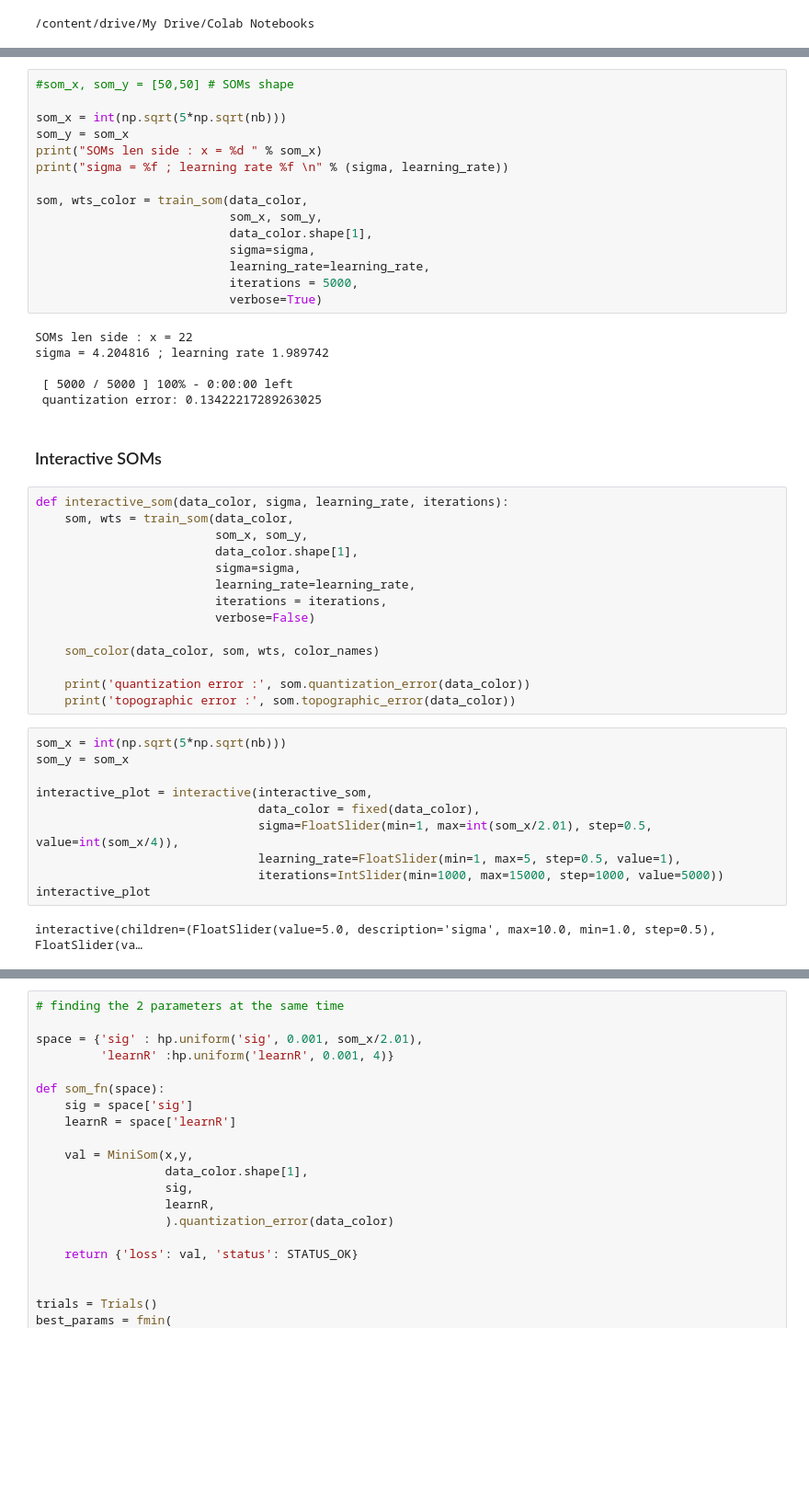
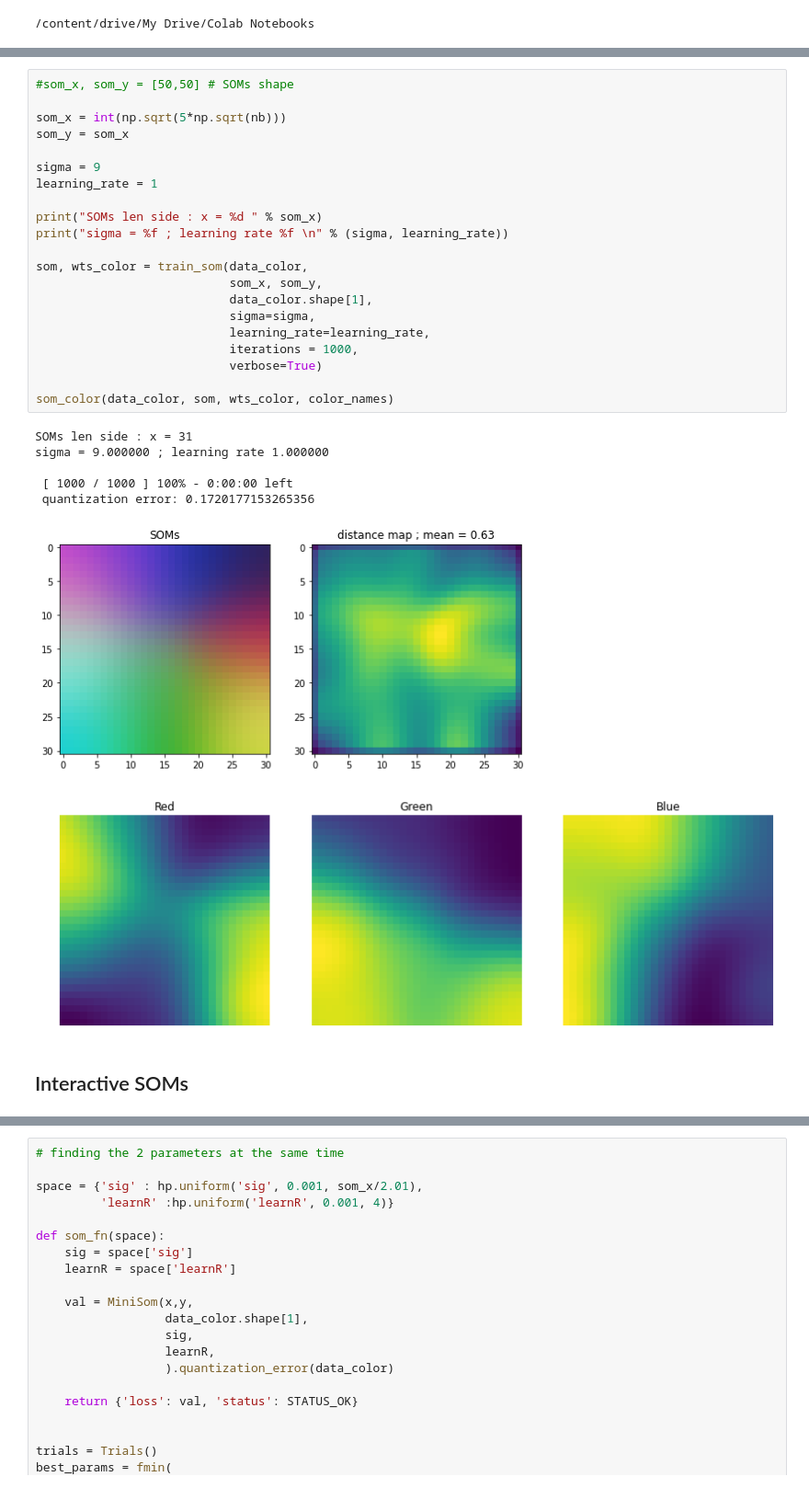
Before and after one commit to Oliv2398/SOMs-in-astrophysics, a Jupyter notebook: SOMs_colors.ipynb, the cells around one changed output, grey strips where cells are left out. Shown: that part at 92% size. Cells and saved outputs as stored; diff of their text form; blank space fills up the shorter version.

```diff
--- a/SOMs_colors.ipynb
+++ b/SOMs_colors.ipynb
@@ -106,49 +203,31 @@ plt.imshow(data_color.reshape(100,100,3));
 # %%
 #som_x, som_y = [50,50] # SOMs shape
 
 som_x = int(np.sqrt(5*np.sqrt(nb)))
 som_y = som_x
+
+sigma = 9
+learning_rate = 1
+
 print("SOMs len side : x = %d " % som_x)
 print("sigma = %f ; learning rate %f \n" % (sigma, learning_rate))
 
 som, wts_color = train_som(data_color,
                            som_x, som_y,
                            data_color.shape[1],
                            sigma=sigma,
                            learning_rate=learning_rate,
-                           iterations = 5000,
+                           iterations = 1000,
                            verbose=True)
+
+som_color(data_color, som, wts_color, color_names)
 # %% [output]
-SOMs len side : x = 22
-sigma = 4.204816 ; learning rate 1.989742
+SOMs len side : x = 31
+sigma = 9.000000 ; learning rate 1.000000
 
- [ 5000 / 5000 ] 100% - 0:00:00 left
- quantization error: 0.13422217289263025
+ [ 1000 / 1000 ] 100% - 0:00:00 left
+ quantization error: 0.1720177153265356
+[figure, added]
 # %% [markdown]
-### Interactive SOMs
+<a name="S3_2"></a>
+## Interactive SOMs
-# %%
-def interactive_som(data_color, sigma, learning_rate, iterations):
-    som, wts = train_som(data_color,
-                         som_x, som_y,
-                         data_color.shape[1],
-                         sigma=sigma,
-                         learning_rate=learning_rate,
-                         iterations = iterations,
-                         verbose=False)
-
-    som_color(data_color, som, wts, color_names)
-
-    print('quantization error :', som.quantization_error(data_color))
-    print('topographic error :', som.topographic_error(data_color))
-# %%
-som_x = int(np.sqrt(5*np.sqrt(nb)))
-som_y = som_x
-
-interactive_plot = interactive(interactive_som,
-                               data_color = fixed(data_color),
-                               sigma=FloatSlider(min=1, max=int(som_x/2.01), step=0.5, value=int(som_x/4)),
-                               learning_rate=FloatSlider(min=1, max=5, step=0.5, value=1),
-                               iterations=IntSlider(min=1000, max=15000, step=1000, value=5000))
-interactive_plot
-# %% [output]
-interactive(children=(FloatSlider(value=5.0, description='sigma', max=10.0, min=1.0, step=0.5), FloatSlider(va…
```
Also changed, not shown: parts of 67 cells of this notebook.
